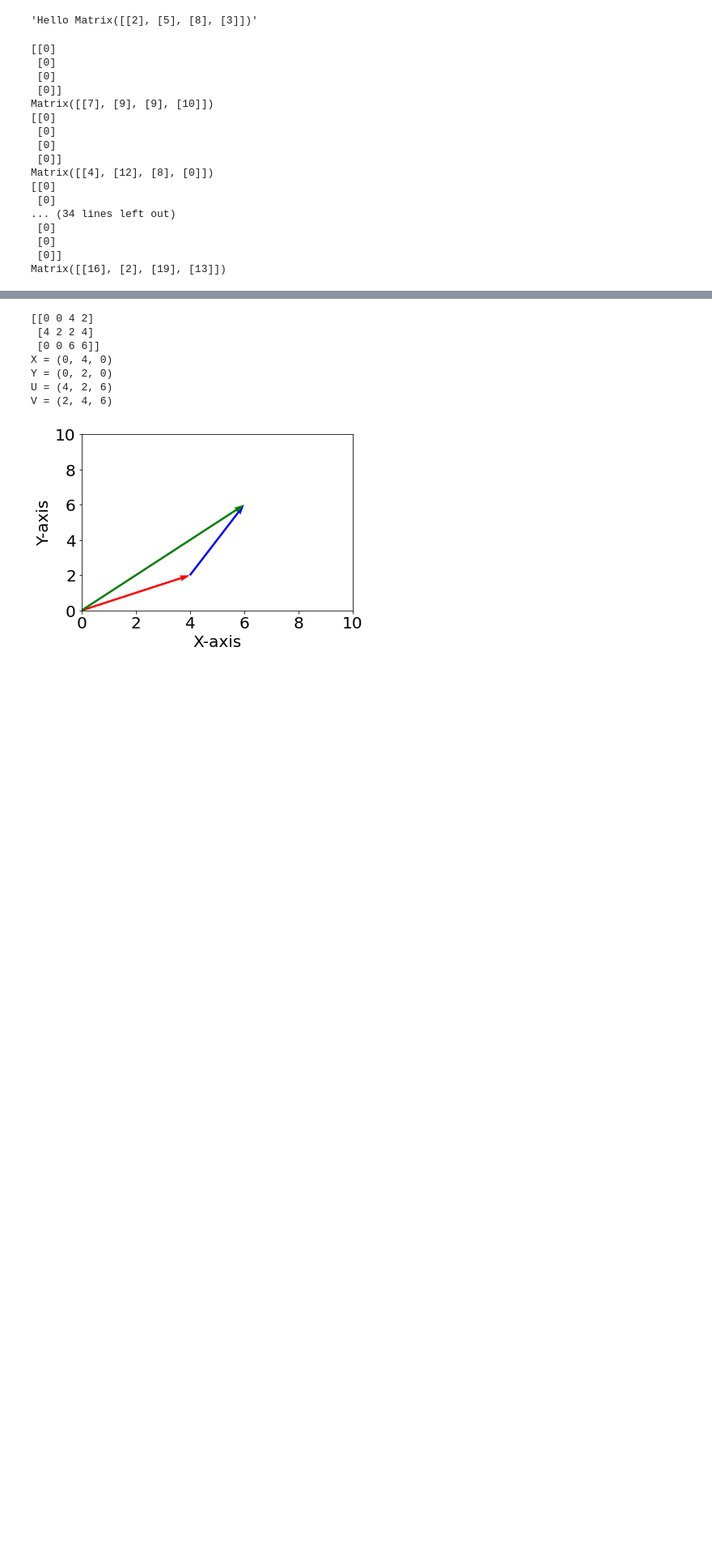
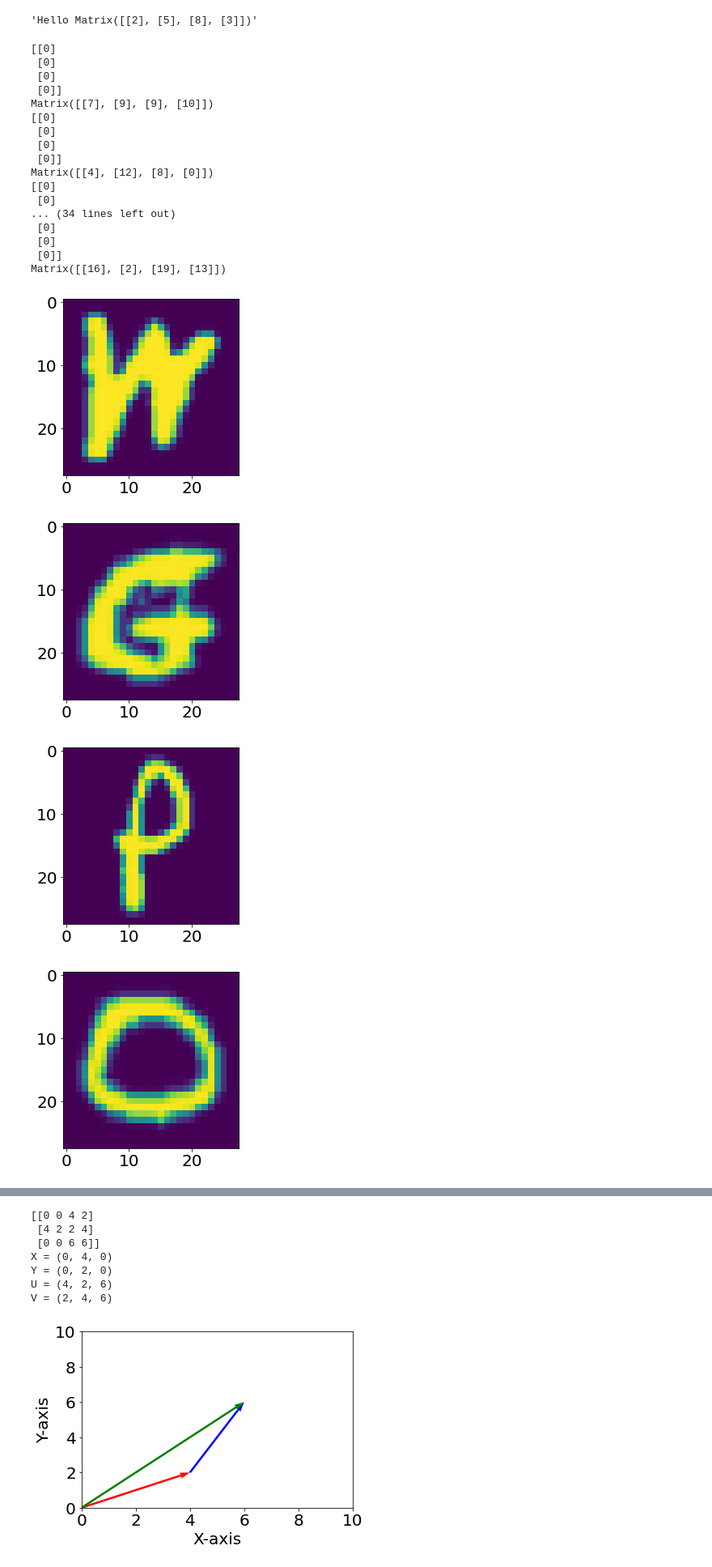
Before and after one commit to rkeulemans/exercise_public, a Jupyter notebook: more_exercises.ipynb, the cells around one changed output, grey strips where cells are left out. Shown at 81% size. Cells and saved outputs as stored; diff of their text form; code cells hidden in the pictures; blank space fills up the shorter version.

Commit message:
emnist + missing one value

```diff
--- a/more_exercises.ipynb
+++ b/more_exercises.ipynb
@@ -534,3 +540,15 @@ def generator():
     return e
 
 Exercise.write_multiple(generator, 10, "convolution")
+# %%
+from emnist import extract_training_samples
+images, labels = extract_training_samples('letters')
+# %%
+for i in range(10):
+    plt.imshow(images[i])
+    plt.show()
+# %% [output]
+[figure, added]
+[figure, added]
+[figure, added]
+[figure, added]
```
Also changed, not shown: parts of 4 cells of this notebook, 3 other files.
